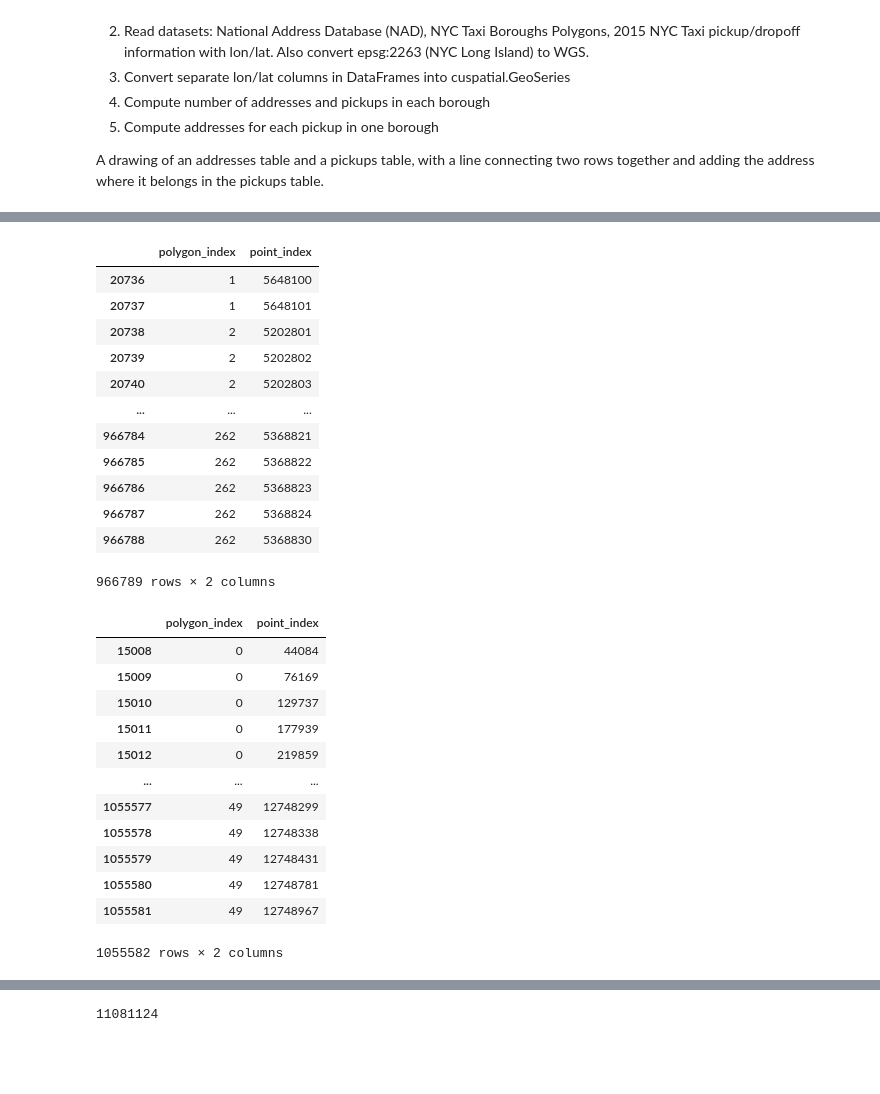
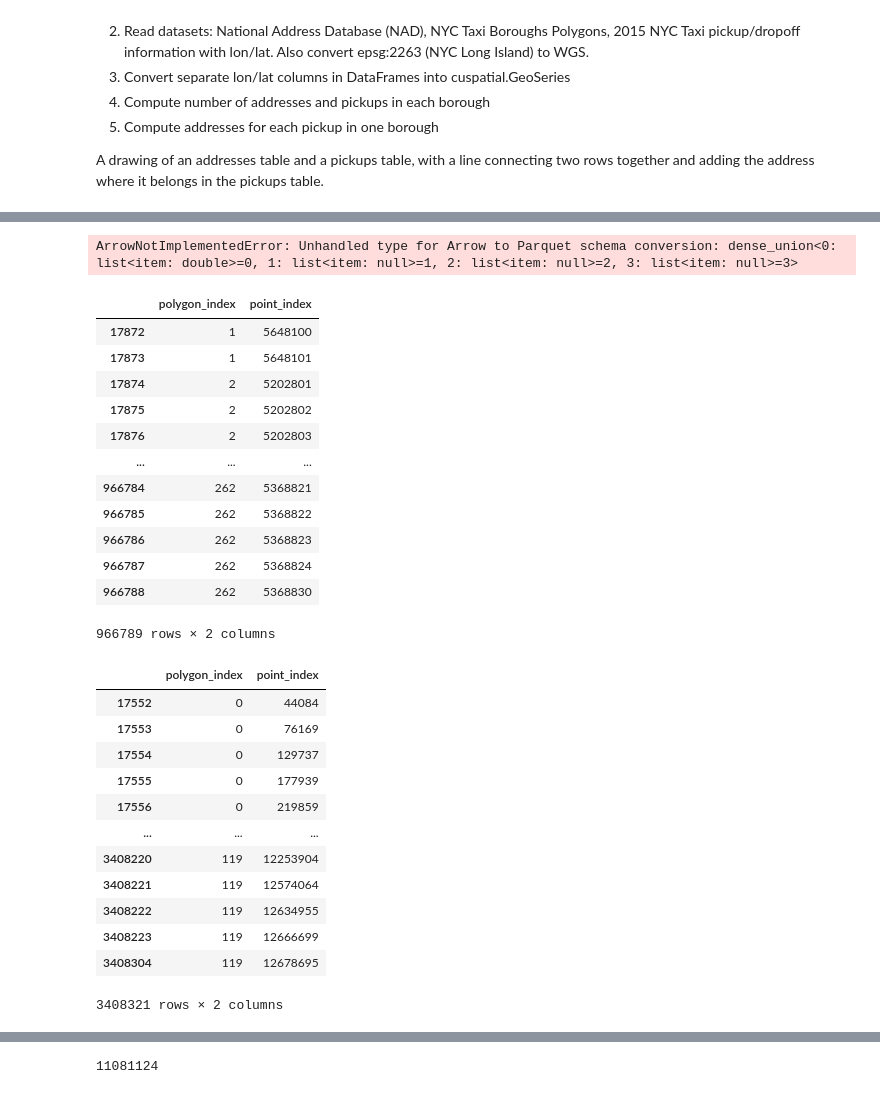
Before and after one commit to thomcom/gtc-2023, a Jupyter notebook: GTC 2023.ipynb, the cells around one changed output, grey strips where cells are left out. Saved outputs shown, nothing was run; the diff lists cells and outputs as text; code cells hidden in the pictures; blank space fills up the shorter version.

```diff
--- a/GTC 2023.ipynb
+++ b/GTC 2023.ipynb
@@ -70,7 +72,7 @@ taxi2015 = cudf.read_csv('taxi2015.csv')
 def make_geoseries_from_lon_lat(lon, lat):
     # Scatter the two columns into one column
     assert len(lon) == len(lat)
-    xy = cudf.Series(cp.zeros(len(lon) * 2))
+    xy = cudf.Series(cp.zeros(len(lon) * 2), dtype="float32")
     xy[::2] = lon
     xy[1::2] = lat
 
@@ -86,16 +88,33 @@ addresses = make_geoseries_from_lon_lat(
     NAD['Longitude'],
     NAD['Latitude']
 )
+# %%
+taxi2015['geometry'] = pickups
+taxi = cuspatial.GeoDataFrame(taxi2015)
+cuspatial.GeoSeries(cuspatial.core._column.geocolumn.GeoColumn._from_points_xy(
+    cudf.core.column.column.as_column(cp.arange(10, dtype=cp.float32))
+))._column._meta.union_offsets
+pickups._column._meta.union_offsets
+taxi['geometry']._column._meta.union_offsets
+
+from shapely.geometry import *
+test = cuspatial.GeoDataFrame(cudf.DataFrame({
+    'a': [0, 1], 'geometry': cuspatial.GeoSeries([Point(0, 0), Point(1, 1)])
+}))
+import pyarrow as pa
+pa.parquet.write_table(test.to_arrow(), 'table.parquet')
+# %% [output]
+ArrowNotImplementedError: Unhandled type for Arrow to Parquet schema conversion: dense_union<0: list<item: double>=0, 1: list<item: null>=1, 2: list<item: null>=2, 3: list<item: null>=3>
 # %%
 borough_addresses = zones['geometry'].contains_properly(addresses, allpairs=True)
 display(borough_addresses)
 # %% [output]
 |  | polygon_index | point_index |
-| 20736 | 1 | 5648100 |
-| 20737 | 1 | 5648101 |
-| 20738 | 2 | 5202801 |
-| 20739 | 2 | 5202802 |
-| 20740 | 2 | 5202803 |
+| 17872 | 1 | 5648100 |
+| 17873 | 1 | 5648101 |
+| 17874 | 2 | 5202801 |
+| 17875 | 2 | 5202802 |
+| 17876 | 2 | 5202803 |
 | ... | ... | ... |
 | 966784 | 262 | 5368821 |
 | 966785 | 262 | 5368822 |
@@ -104,24 +123,24 @@ display(borough_addresses)
 | 966788 | 262 | 5368830 |
 966789 rows × 2 columns
 # %%
-borough_pickups = zones['geometry'].iloc[0:50].contains_properly(pickups, allpairs=True)
+borough_pickups = zones['geometry'].iloc[0:120].contains_properly(pickups, allpairs=True)
 display(borough_pickups)
 
 # You can do it one of two ways: .contains_properly, or write the pip yourself.
 # %% [output]
 |  | polygon_index | point_index |
-| 15008 | 0 | 44084 |
-| 15009 | 0 | 76169 |
-| 15010 | 0 | 129737 |
-| 15011 | 0 | 177939 |
-| 15012 | 0 | 219859 |
+| 17552 | 0 | 44084 |
+| 17553 | 0 | 76169 |
+| 17554 | 0 | 129737 |
+| 17555 | 0 | 177939 |
+| 17556 | 0 | 219859 |
 | ... | ... | ... |
-| 1055577 | 49 | 12748299 |
-| 1055578 | 49 | 12748338 |
-| 1055579 | 49 | 12748431 |
-| 1055580 | 49 | 12748781 |
-| 1055581 | 49 | 12748967 |
+| 3408220 | 119 | 12253904 |
+| 3408221 | 119 | 12574064 |
+| 3408222 | 119 | 12634955 |
+| 3408223 | 119 | 12666699 |
+| 3408304 | 119 | 12678695 |
-1055582 rows × 2 columns
+3408321 rows × 2 columns
 # %%
 # Add pickup and address counts to zones dataframe
 
```
Also changed, not shown: parts of 9 cells of this notebook.
